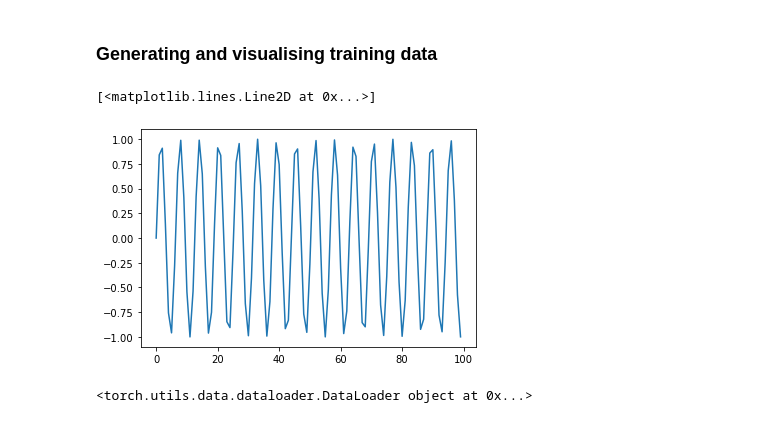
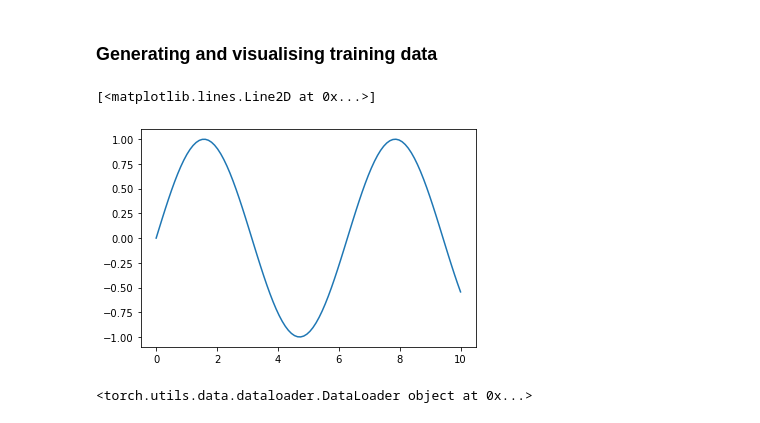
Before and after one commit to przemyslawmarkiewicz/PyTorch-sin, a Jupyter notebook: gan_sin.ipynb, the cells around one changed output. Cells and saved outputs as stored; diff of their text form; code cells hidden in the pictures.

```diff
--- a/gan_sin.ipynb
+++ b/gan_sin.ipynb
@@ -12,22 +10,24 @@ import math
 ### Generating and visualising training data
 # %%
 def get_samples(num_of_points, random=True):
-    train_data = torch.zeros((num_of_points, 1))
+    train_data = torch.zeros((num_of_points, 2))
     if random:
         freq = np.random.uniform(1.2, 1.5)
     else:
         freq = 1
-    signal = np.array([np.sin(i*freq) for i in range(num_of_points)])
-    train_data[:, 0] = torch.from_numpy(signal)
+    signal_x = np.linspace(0,10, num_of_points)
+    signal_y = np.array([np.sin(i*freq) for i in signal_x])
+    train_data[:, 0] = torch.from_numpy(signal_x)
+    train_data[:, 1] = torch.from_numpy(signal_y)
 
     return train_data
 # %%
 num_of_points = 100
 
 train_data = get_samples(num_of_points, False)
 
-plt.plot(train_data)
+plt.plot(train_data[:, 0], train_data[:, 1])
 # %% [output]
 [<matplotlib.lines.Line2D at 0x...>]
-[figure, old version]
+[figure, new version]
 # %%
```
Also changed, not shown: parts of 15 cells of this notebook.
